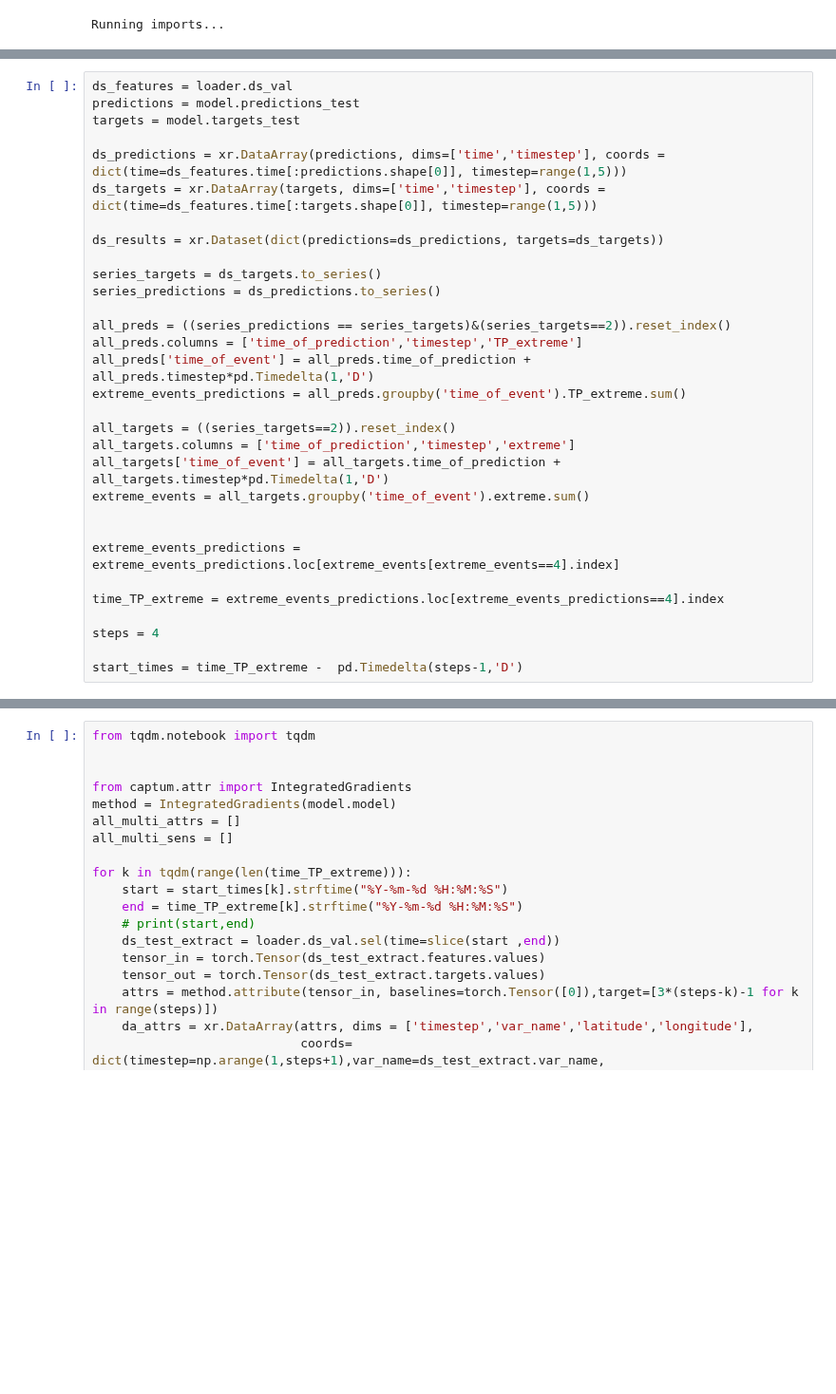
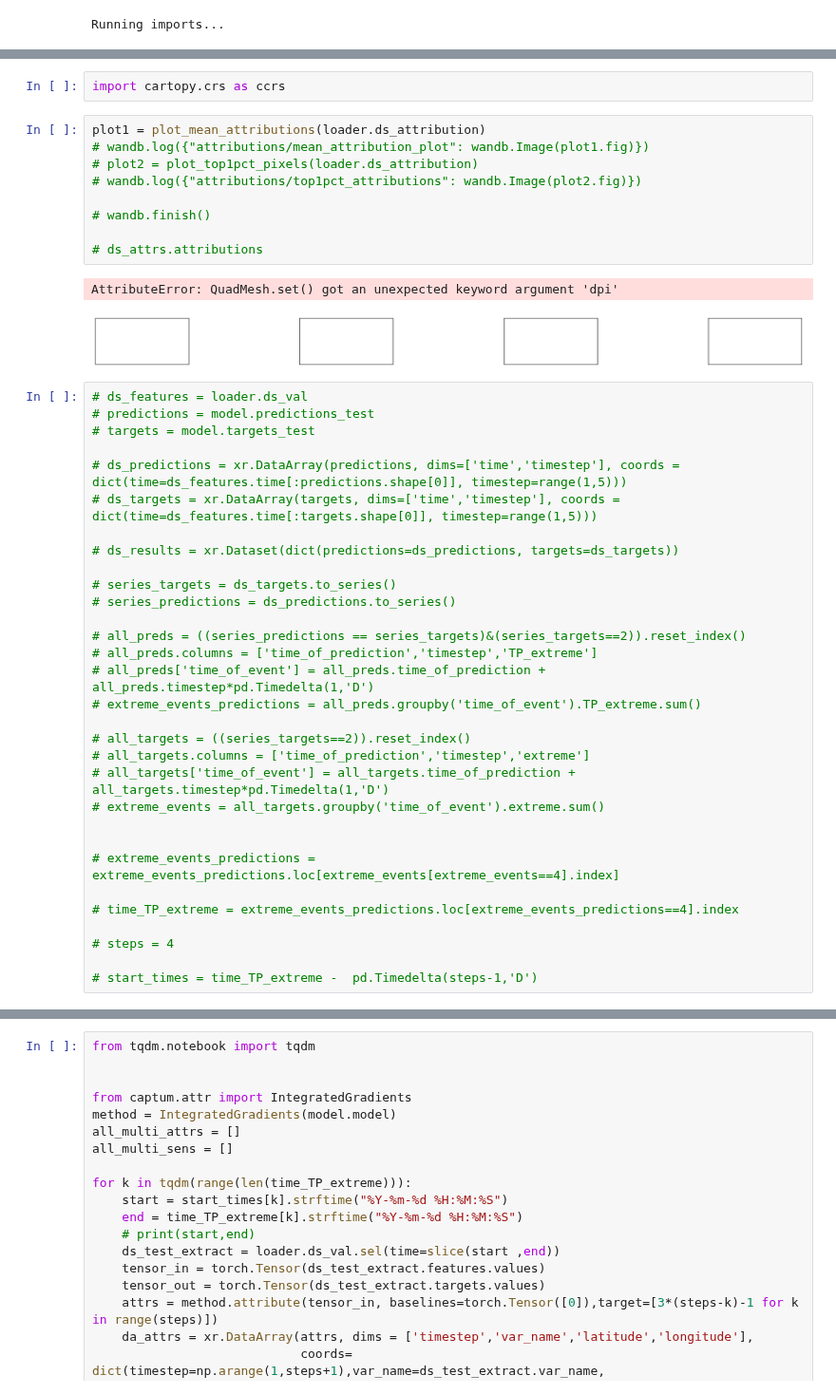
Before and after one commit to rguilcas/predict_rain_norway, a Jupyter notebook: clean_stuff/test.ipynb, the cells around one changed output, grey strips where cells are left out. Shown at 95% size. Drawn from its saved outputs; the diff is of its cells as text; blank space fills up the shorter version.

Commit message:
fix spatial extent error

```diff
--- a/clean_stuff/test.ipynb
+++ b/clean_stuff/test.ipynb
@@ -105,32 +128,46 @@ loader.attribute_integrated_gradients(model, loader.ds_val, model.predictions_te
+# %%
+import cartopy.crs as ccrs
+# %%
+plot1 = plot_mean_attributions(loader.ds_attribution)
+# wandb.log({"attributions/mean_attribution_plot": wandb.Image(plot1.fig)})
+# plot2 = plot_top1pct_pixels(loader.ds_attribution)
+# wandb.log({"attributions/top1pct_attributions": wandb.Image(plot2.fig)})
+
+# wandb.finish()
+
+# ds_attrs.attributions
+# %% [output]
+AttributeError: QuadMesh.set() got an unexpected keyword argument 'dpi'
+[figure, added]
 # %%
-ds_features = loader.ds_val
-predictions = model.predictions_test
-targets = model.targets_test
+# ds_features = loader.ds_val
+# predictions = model.predictions_test
+# targets = model.targets_test
 
-ds_predictions = xr.DataArray(predictions, dims=['time','timestep'], coords = dict(time=ds_features.time[:predictions.shape[0]], timestep=range(1,5)))
-ds_targets = xr.DataArray(targets, dims=['time','timestep'], coords = dict(time=ds_features.time[:targets.shape[0]], timestep=range(1,5)))
+# ds_predictions = xr.DataArray(predictions, dims=['time','timestep'], coords = dict(time=ds_features.time[:predictions.shape[0]], timestep=range(1,5)))
+# ds_targets = xr.DataArray(targets, dims=['time','timestep'], coords = dict(time=ds_features.time[:targets.shape[0]], timestep=range(1,5)))
 
-ds_results = xr.Dataset(dict(predictions=ds_predictions, targets=ds_targets))
+# ds_results = xr.Dataset(dict(predictions=ds_predictions, targets=ds_targets))
 
-series_targets = ds_targets.to_series()
-series_predictions = ds_predictions.to_series()
+# series_targets = ds_targets.to_series()
+# series_predictions = ds_predictions.to_series()
 
-all_preds = ((series_predictions == series_targets)&(series_targets==2)).reset_index()
-all_preds.columns = ['time_of_prediction','timestep','TP_extreme']
-all_preds['time_of_event'] = all_preds.time_of_prediction + all_preds.timestep*pd.Timedelta(1,'D')
-extreme_events_predictions = all_preds.groupby('time_of_event').TP_extreme.sum()
+# all_preds = ((series_predictions == series_targets)&(series_targets==2)).reset_index()
+# all_preds.columns = ['time_of_prediction','timestep','TP_extreme']
+# all_preds['time_of_event'] = all_preds.time_of_prediction + all_preds.timestep*pd.Timedelta(1,'D')
+# extreme_events_predictions = all_preds.groupby('time_of_event').TP_extreme.sum()
 
-all_targets = ((series_targets==2)).reset_index()
-all_targets.columns = ['time_of_prediction','timestep','extreme']
-all_targets['time_of_event'] = all_targets.time_of_prediction + all_targets.timestep*pd.Timedelta(1,'D')
-extreme_events = all_targets.groupby('time_of_event').extreme.sum()
+# all_targets = ((series_targets==2)).reset_index()
+# all_targets.columns = ['time_of_prediction','timestep','extreme']
+# all_targets['time_of_event'] = all_targets.time_of_prediction + all_targets.timestep*pd.Timedelta(1,'D')
+# extreme_events = all_targets.groupby('time_of_event').extreme.sum()
 
 
-extreme_events_predictions = extreme_events_predictions.loc[extreme_events[extreme_events==4].index]
+# extreme_events_predictions = extreme_events_predictions.loc[extreme_events[extreme_events==4].index]
 
-time_TP_extreme = extreme_events_predictions.loc[extreme_events_predictions==4].index
+# time_TP_extreme = extreme_events_predictions.loc[extreme_events_predictions==4].index
 
-steps = 4
+# steps = 4
 
-start_times = time_TP_extreme -  pd.Timedelta(steps-1,'D')
+# start_times = time_TP_extreme -  pd.Timedelta(steps-1,'D')
 # %%
```
Also changed, not shown: parts of 6 cells of this notebook, 4 other files.
